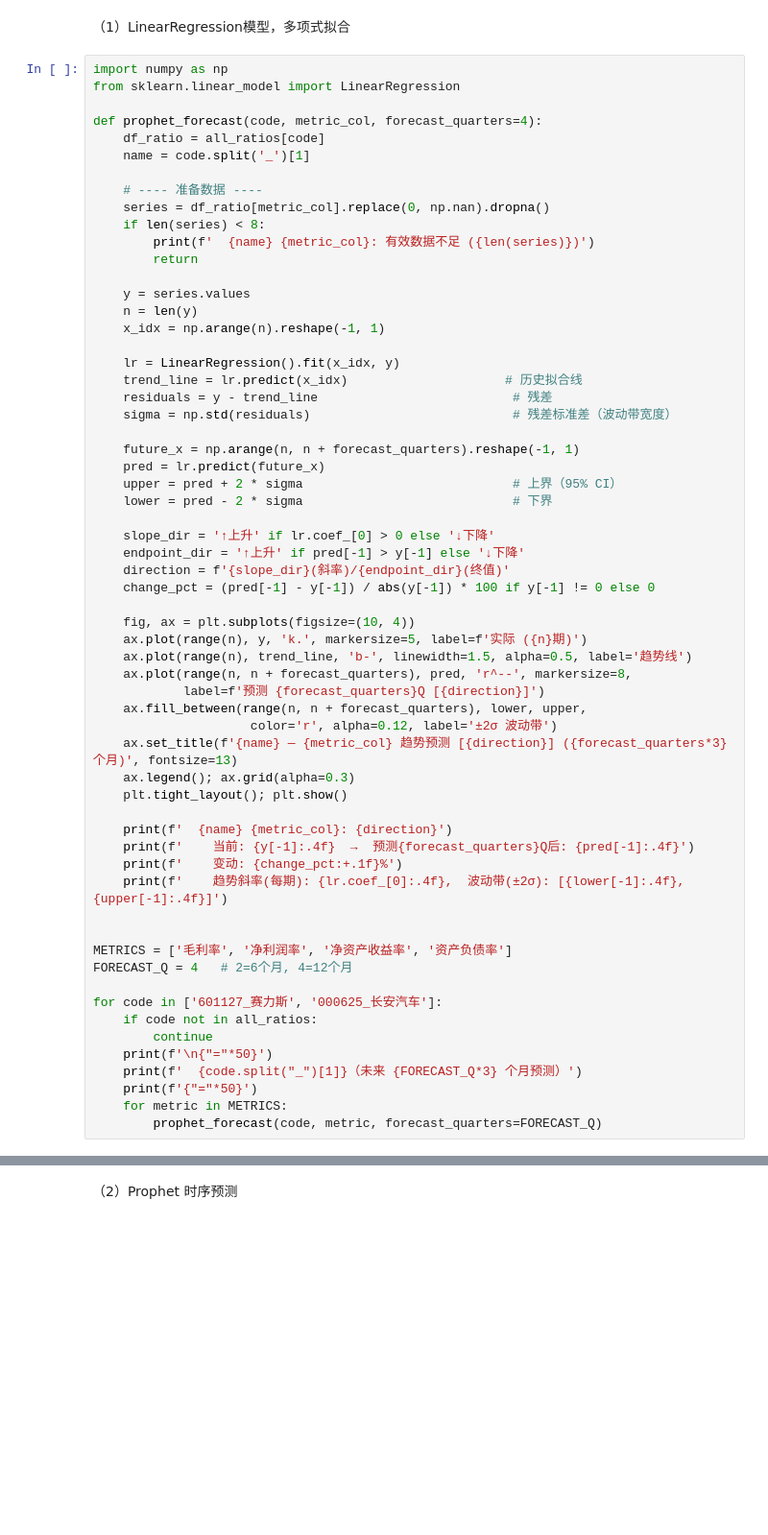
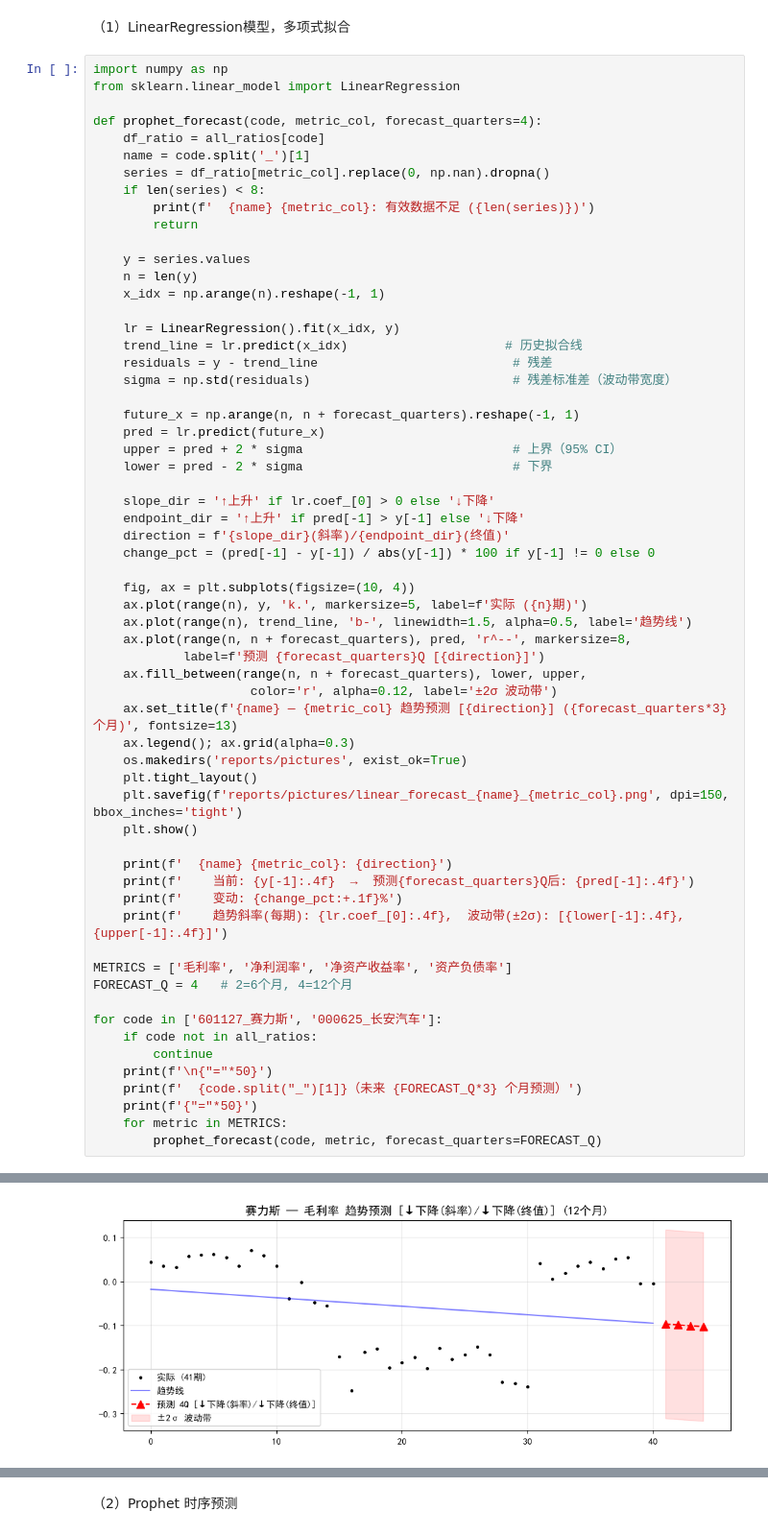
Before and after one commit to yohoten/fidac, a Jupyter notebook: 基于K-Means聚类与Prophet时序预测的重庆上市车企财务智能预警研究.ipynb, the cells around one changed output, grey strips where cells are left out. Shown at 96% size. Drawn from its saved outputs; the diff is of its cells as text; blank space fills up the shorter version.

```diff
--- a/基于K-Means聚类与Prophet时序预测的重庆上市车企财务智能预警研究.ipynb
+++ b/基于K-Means聚类与Prophet时序预测的重庆上市车企财务智能预警研究.ipynb
@@ -587,8 +620,6 @@ from sklearn.linear_model import LinearRegression
 def prophet_forecast(code, metric_col, forecast_quarters=4):
     df_ratio = all_ratios[code]
     name = code.split('_')[1]
-
-    # ---- 准备数据 ----
     series = df_ratio[metric_col].replace(0, np.nan).dropna()
     if len(series) < 8:
         print(f'  {name} {metric_col}: 有效数据不足 ({len(series)})')
@@ -622,13 +653,15 @@ def prophet_forecast(code, metric_col, forecast_quarters=4):
                      color='r', alpha=0.12, label='±2σ 波动带')
     ax.set_title(f'{name} — {metric_col} 趋势预测 [{direction}] ({forecast_quarters*3}个月)', fontsize=13)
     ax.legend(); ax.grid(alpha=0.3)
-    plt.tight_layout(); plt.show()
+    os.makedirs('reports/pictures', exist_ok=True)
+    plt.tight_layout()
+    plt.savefig(f'reports/pictures/linear_forecast_{name}_{metric_col}.png', dpi=150, bbox_inches='tight')
+    plt.show()
 
     print(f'  {name} {metric_col}: {direction}')
     print(f'    当前: {y[-1]:.4f}  →  预测{forecast_quarters}Q后: {pred[-1]:.4f}')
     print(f'    变动: {change_pct:+.1f}%')
     print(f'    趋势斜率(每期): {lr.coef_[0]:.4f},  波动带(±2σ): [{lower[-1]:.4f}, {upper[-1]:.4f}]')
-
 
 METRICS = ['毛利率', '净利润率', '净资产收益率', '资产负债率']
 FORECAST_Q = 4   # 2=6个月, 4=12个月
@@ -641,3 +674,4 @@ for code in ['601127_赛力斯', '000625_长安汽车']:
     print(f'{"="*50}')
     for metric in METRICS:
         prophet_forecast(code, metric, forecast_quarters=FORECAST_Q)
+# %% [output]
@@ -643,0 +681 @@ for code in ['601127_赛力斯', '000625_长安汽车']:
+[figure, added]
```
Also changed, not shown: parts of 20 cells of this notebook, 27 other files.
